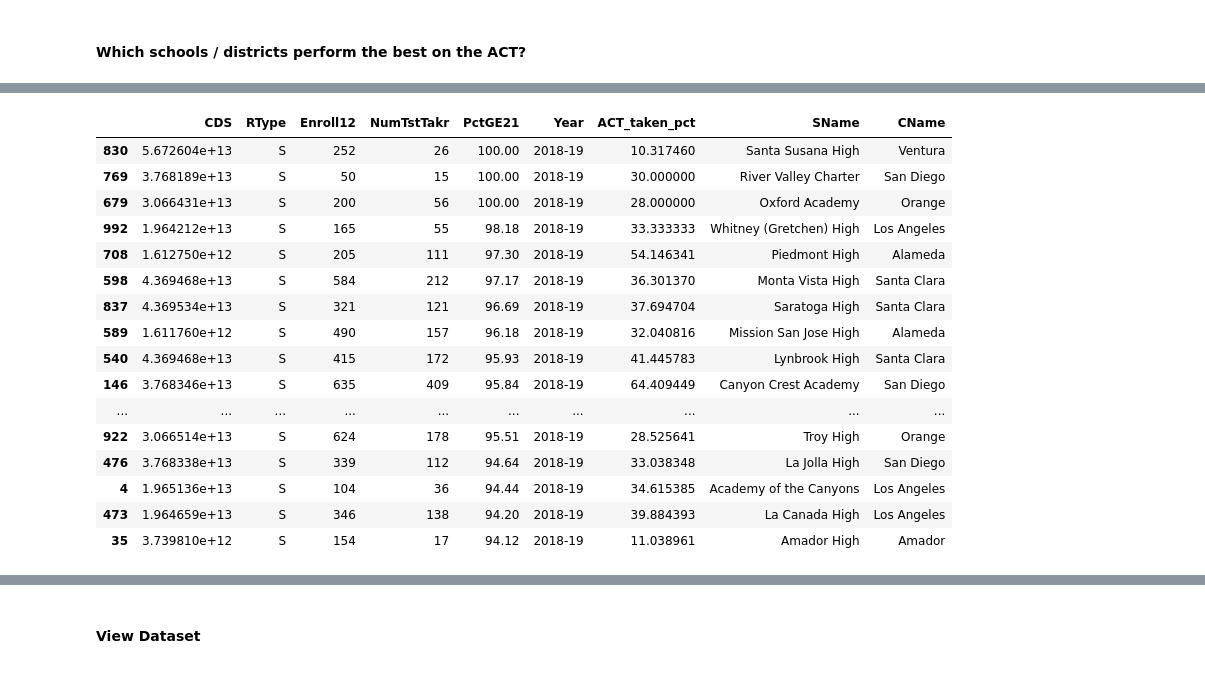
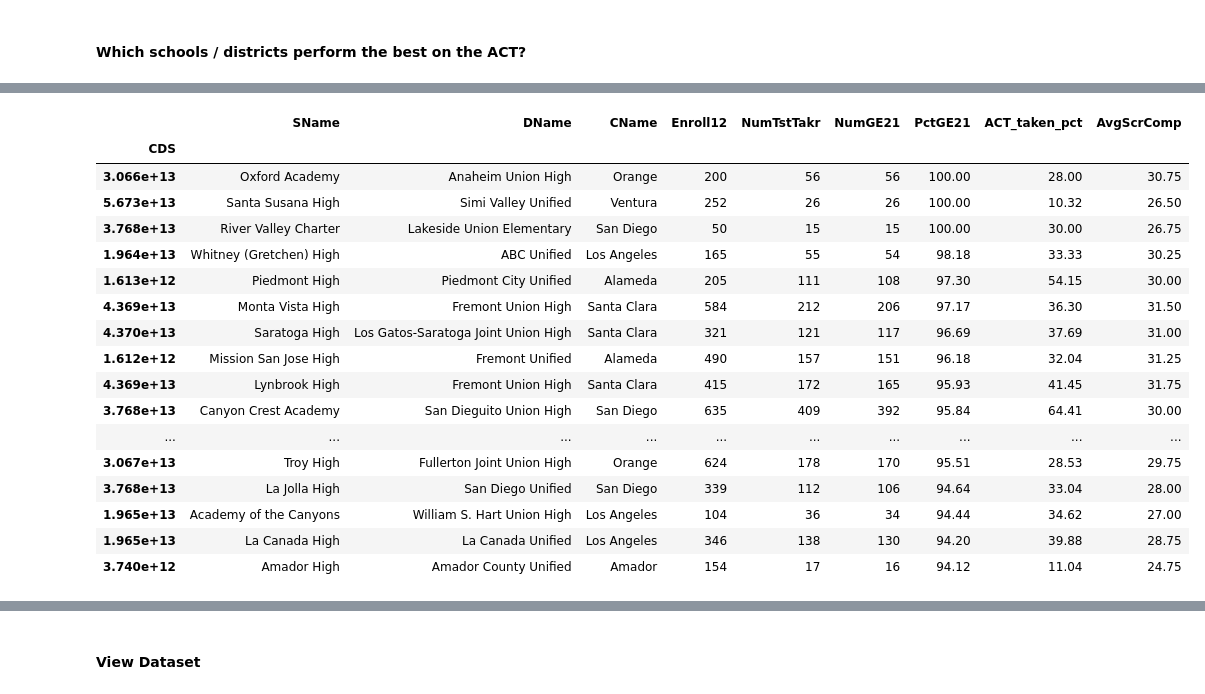
Before and after one commit to stevenlw-porpoise/California-Standardized-Testing-Analysis-Project, a Jupyter notebook: project1.ipynb, the cells around one changed output, grey strips where cells are left out. Cells and saved outputs as stored; diff of their text form; code cells hidden in the pictures.

```diff
--- a/project1.ipynb
+++ b/project1.ipynb
@@ -143,5 +149,5 @@ name_cols = ['SName', 'DName', 'CName']
 
 code_cols = ['CCode', 'CDCode', 'SCode']
 subject_cols = ['AvgScrRead', 'AvgScrEng', 'AvgScrMath', 'AvgScrSci']
-dropped_cols = code_cols + subject_cols
+dropped_cols = code_cols + ['Year']
 act_ca.drop(columns=dropped_cols, inplace = True)
@@ -156,3 +154,5 @@ act_ca.query("RType == 'X'").drop(columns = name_cols)
+# %%
+act_ca.set_index('CDS', inplace=True)
 # %% [markdown]
 #### School Size
 
@@ -210,3 +213,5 @@ act_big['NumTstTakr'] = act_big['NumTstTakr'].astype(int)
 # %%
 act_big['NumGE21'] = act_big['NumGE21'].astype(int)
 act_big['PctGE21'] = act_big['PctGE21'].astype(float)
+# %%
+act_big.loc[:,'AvgScrRead':'AvgScrSci'] = act_big.loc[:,'AvgScrRead':'AvgScrSci'].astype(float)
@@ -235,0 +263,4 @@ act_big.query('Enroll12 < NumTstTakr').head(1) # TODO remove head
+# %%
+act_big['AvgScrComp'] = (act_big.loc[:,'AvgScrRead':'AvgScrSci'].sum(axis = 1))/4
+act_big.drop(columns = subject_cols, inplace=True)
+sns.scatterplot(data = act_big, x = 'PctGE21', y = 'AvgScrComp')
@@ -351,21 +487,24 @@ act_big.query('RType == "C"').drop(columns= ['SName', 'DName', 'CDS', 'Year']).\
 # %%
-act_df.query('RType == "S"').merge(act_raw[['SName', 'CName', 'CDS']], how = 'left', on = 'CDS') \
-    .sort_values('PctGE21', ascending = False).head(20)
+act_top_score_schools = act_big.query('RType == "S"').drop(columns='RType').\
+    sort_values(['PctGE21', 'NumTstTakr'], ascending=[False, False]).head(20)
+
+act_top_score_schools
 # %% [output]
-|  | CDS | RType | Enroll12 | NumTstTakr | PctGE21 | Year | ACT_taken_pct | SName | CName |
-| 830 | 5.672604e+13 | S | 252 | 26 | 100.00 | 2018-19 | 10.317460 | Santa Susana High | Ventura |
-| 769 | 3.768189e+13 | S | 50 | 15 | 100.00 | 2018-19 | 30.000000 | River Valley Charter | San Diego |
-| 679 | 3.066431e+13 | S | 200 | 56 | 100.00 | 2018-19 | 28.000000 | Oxford Academy | Orange |
-| 992 | 1.964212e+13 | S | 165 | 55 | 98.18 | 2018-19 | 33.333333 | Whitney (Gretchen) High | Los Angeles |
-| 708 | 1.612750e+12 | S | 205 | 111 | 97.30 | 2018-19 | 54.146341 | Piedmont High | Alameda |
-| 598 | 4.369468e+13 | S | 584 | 212 | 97.17 | 2018-19 | 36.301370 | Monta Vista High | Santa Clara |
-| 837 | 4.369534e+13 | S | 321 | 121 | 96.69 | 2018-19 | 37.694704 | Saratoga High | Santa Clara |
-| 589 | 1.611760e+12 | S | 490 | 157 | 96.18 | 2018-19 | 32.040816 | Mission San Jose High | Alameda |
-| 540 | 4.369468e+13 | S | 415 | 172 | 95.93 | 2018-19 | 41.445783 | Lynbrook High | Santa Clara |
-| 146 | 3.768346e+13 | S | 635 | 409 | 95.84 | 2018-19 | 64.409449 | Canyon Crest Academy | San Diego |
+|  | SName | DName | CName | Enroll12 | NumTstTakr | NumGE21 | PctGE21 | ACT_taken_pct | AvgScrComp |
+| CDS |  |  |  |  |  |  |  |  |  |
+| 3.066e+13 | Oxford Academy | Anaheim Union High | Orange | 200 | 56 | 56 | 100.00 | 28.00 | 30.75 |
+| 5.673e+13 | Santa Susana High | Simi Valley Unified | Ventura | 252 | 26 | 26 | 100.00 | 10.32 | 26.50 |
+| 3.768e+13 | River Valley Charter | Lakeside Union Elementary | San Diego | 50 | 15 | 15 | 100.00 | 30.00 | 26.75 |
+| 1.964e+13 | Whitney (Gretchen) High | ABC Unified | Los Angeles | 165 | 55 | 54 | 98.18 | 33.33 | 30.25 |
+| 1.613e+12 | Piedmont High | Piedmont City Unified | Alameda | 205 | 111 | 108 | 97.30 | 54.15 | 30.00 |
+| 4.369e+13 | Monta Vista High | Fremont Union High | Santa Clara | 584 | 212 | 206 | 97.17 | 36.30 | 31.50 |
+| 4.370e+13 | Saratoga High | Los Gatos-Saratoga Joint Union High | Santa Clara | 321 | 121 | 117 | 96.69 | 37.69 | 31.00 |
+| 1.612e+12 | Mission San Jose High | Fremont Unified | Alameda | 490 | 157 | 151 | 96.18 | 32.04 | 31.25 |
+| 4.369e+13 | Lynbrook High | Fremont Union High | Santa Clara | 415 | 172 | 165 | 95.93 | 41.45 | 31.75 |
+| 3.768e+13 | Canyon Crest Academy | San Dieguito Union High | San Diego | 635 | 409 | 392 | 95.84 | 64.41 | 30.00 |
 | ... | ... | ... | ... | ... | ... | ... | ... | ... | ... |
-| 922 | 3.066514e+13 | S | 624 | 178 | 95.51 | 2018-19 | 28.525641 | Troy High | Orange |
-| 476 | 3.768338e+13 | S | 339 | 112 | 94.64 | 2018-19 | 33.038348 | La Jolla High | San Diego |
-| 4 | 1.965136e+13 | S | 104 | 36 | 94.44 | 2018-19 | 34.615385 | Academy of the Canyons | Los Angeles |
-| 473 | 1.964659e+13 | S | 346 | 138 | 94.20 | 2018-19 | 39.884393 | La Canada High | Los Angeles |
-| 35 | 3.739810e+12 | S | 154 | 17 | 94.12 | 2018-19 | 11.038961 | Amador High | Amador |
+| 3.067e+13 | Troy High | Fullerton Joint Union High | Orange | 624 | 178 | 170 | 95.51 | 28.53 | 29.75 |
+| 3.768e+13 | La Jolla High | San Diego Unified | San Diego | 339 | 112 | 106 | 94.64 | 33.04 | 28.00 |
+| 1.965e+13 | Academy of the Canyons | William S. Hart Union High | Los Angeles | 104 | 36 | 34 | 94.44 | 34.62 | 27.00 |
+| 1.965e+13 | La Canada High | La Canada Unified | Los Angeles | 346 | 138 | 130 | 94.20 | 39.88 | 28.75 |
+| 3.740e+12 | Amador High | Amador County Unified | Amador | 154 | 17 | 16 | 94.12 | 11.04 | 24.75 |
```
Also changed, not shown: parts of 147 cells of this notebook.
